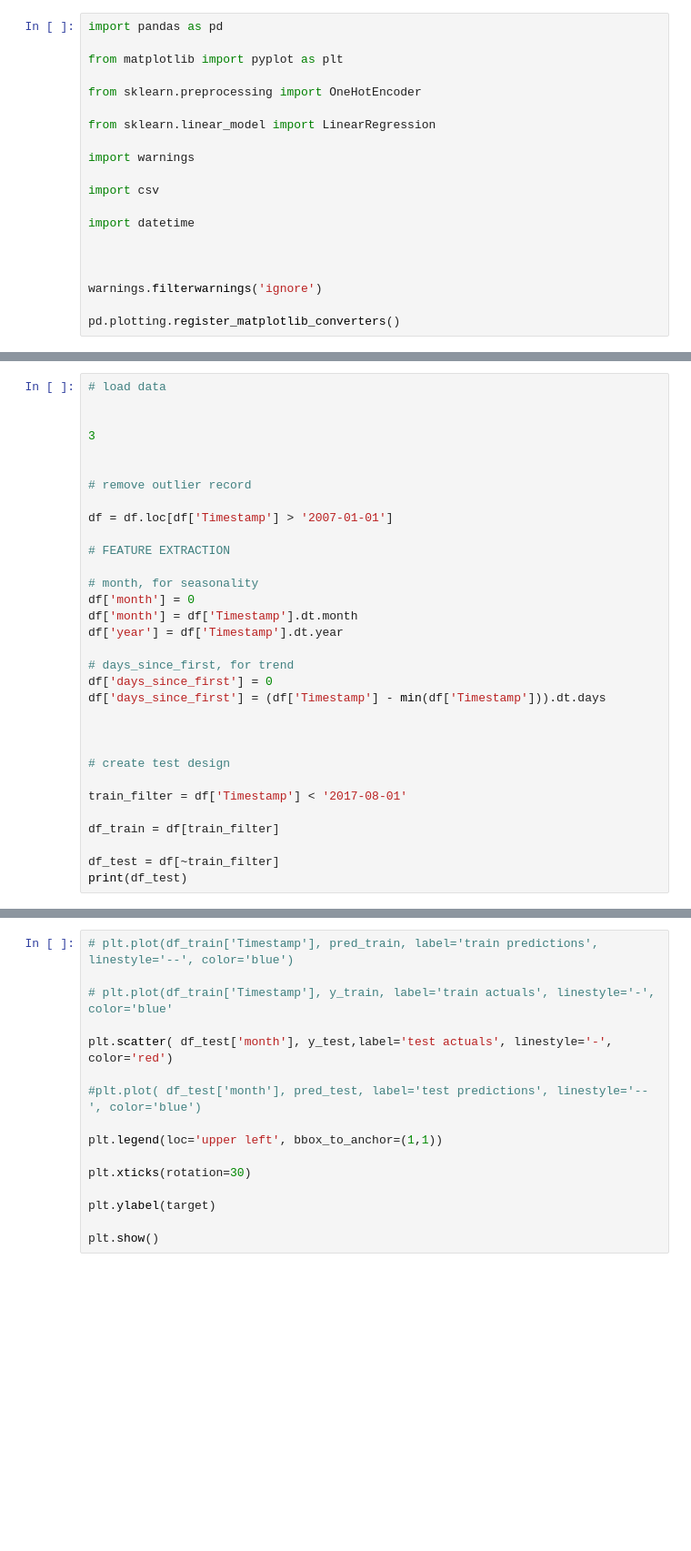
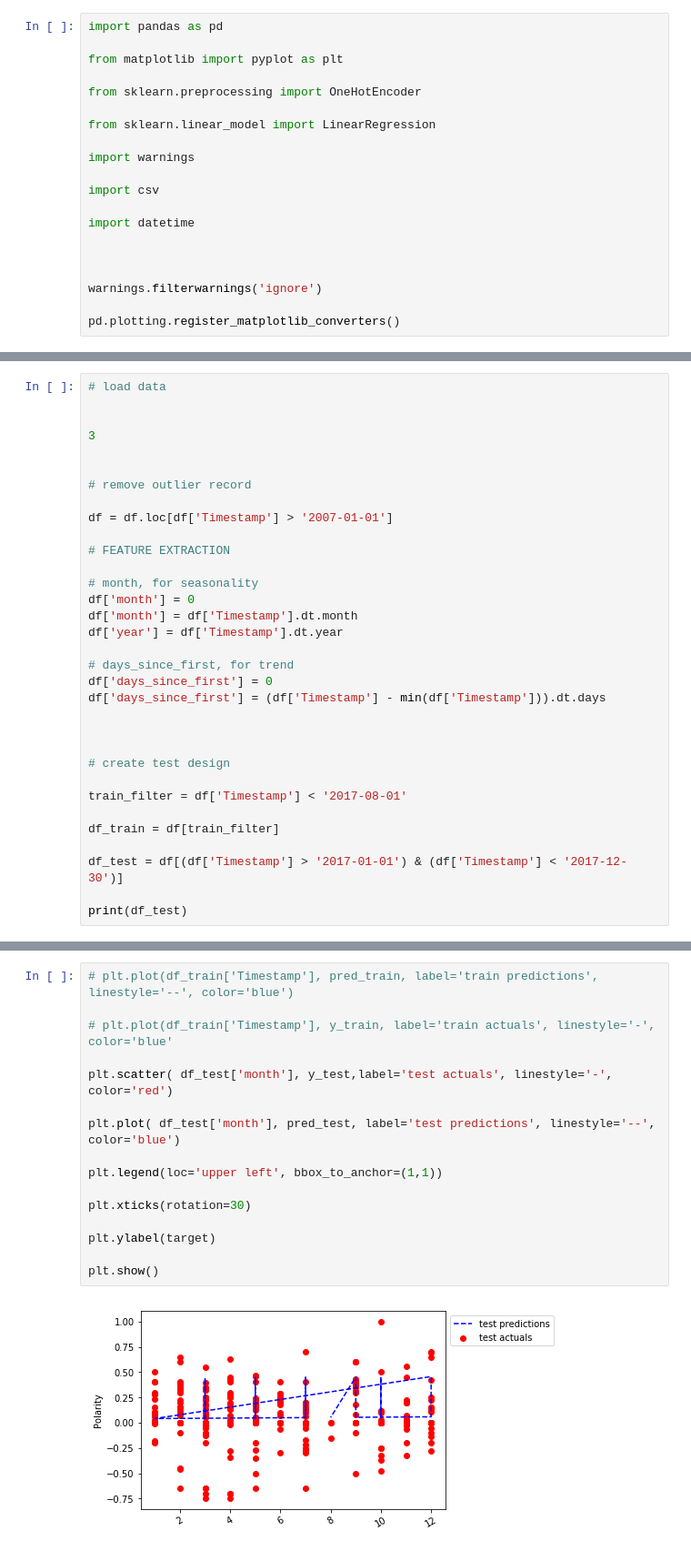
Before and after one commit to Nienkedn/Nieuwsanalyse8, a Jupyter notebook: Trying to model/Lasso.ipynb, the cells around one changed output, grey strips where cells are left out. Shown at 91% size. Saved outputs shown, nothing was run; the diff lists cells and outputs as text; blank space fills up the shorter version.

Commit message:
I added month visualisation for 1 year

```diff
--- a/Trying to model/Lasso.ipynb
+++ b/Trying to model/Lasso.ipynb
@@ -56,5 +70,6 @@ train_filter = df['Timestamp'] < '2017-08-01'
 
 df_train = df[train_filter]
 
-df_test = df[~train_filter]
+df_test = df[(df['Timestamp'] > '2017-01-01') & (df['Timestamp'] < '2017-12-30')]
+
 print(df_test)
@@ -110,19 +194,21 @@ df.corr()
 # %%
 # plt.plot(df_train['Timestamp'], pred_train, label='train predictions', linestyle='--', color='blue')
 
 # plt.plot(df_train['Timestamp'], y_train, label='train actuals', linestyle='-', color='blue'
 
 plt.scatter( df_test['month'], y_test,label='test actuals', linestyle='-', color='red')
 
-#plt.plot( df_test['month'], pred_test, label='test predictions', linestyle='--', color='blue')
+plt.plot( df_test['month'], pred_test, label='test predictions', linestyle='--', color='blue')
 
 plt.legend(loc='upper left', bbox_to_anchor=(1,1))
 
 plt.xticks(rotation=30)
 
 plt.ylabel(target)
 
 plt.show()
+# %% [output]
+[figure, added]
 # %%
 from sklearn.metrics import r2_score
 model.coef_
```
Also changed, not shown: parts of 8 cells of this notebook.
